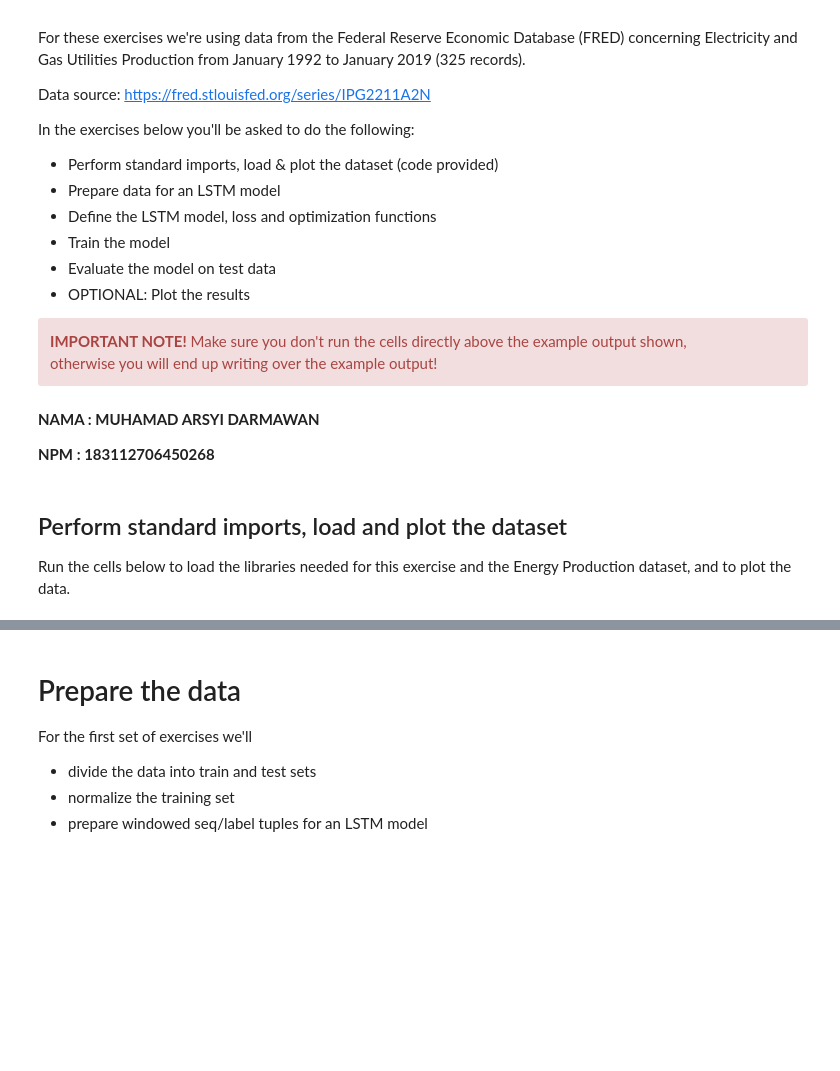
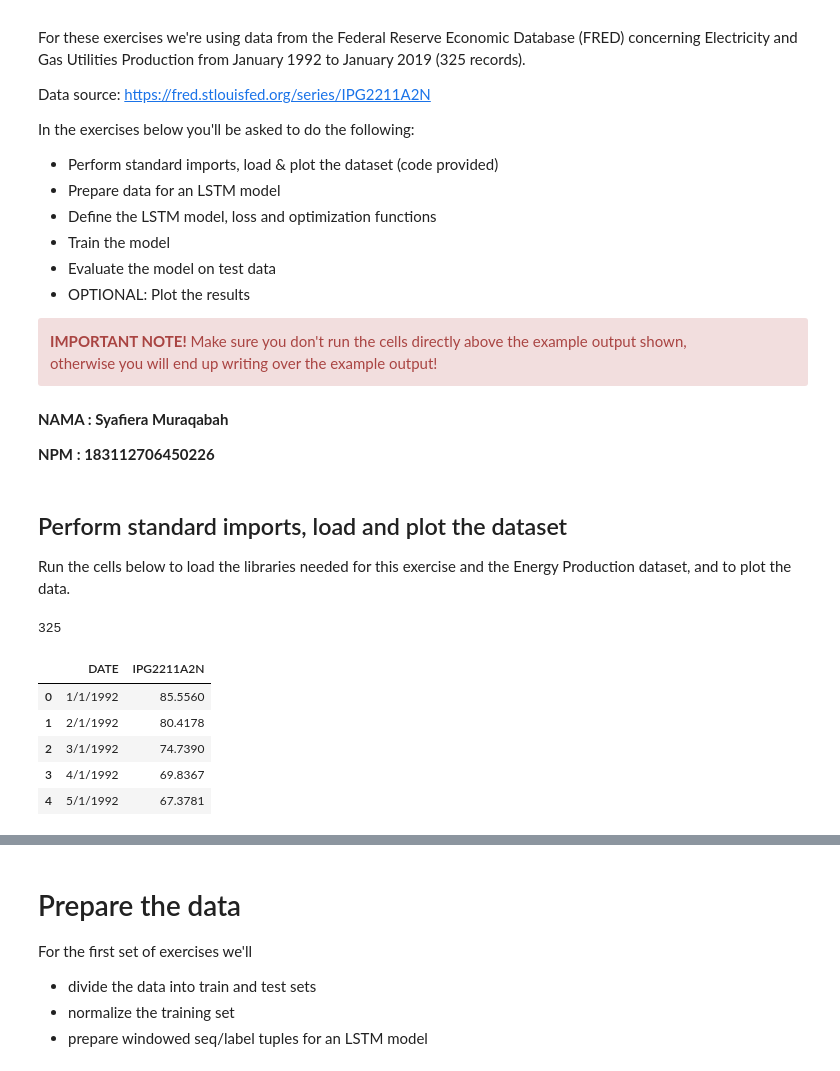
Before and after one commit to syafieramuraqabah/RNN-Exercise, a Jupyter notebook: 02_RNN_Exercises.ipynb, the cells around one changed output, grey strips where cells are left out. Saved outputs shown, nothing was run; the diff lists cells and outputs as text; code cells hidden in the pictures; blank space fills up the shorter version.

```diff
--- a/02_RNN_Exercises.ipynb
+++ b/02_RNN_Exercises.ipynb
@@ -19,30 +19,38 @@ In the exercises below you'll be asked to do the following:
 
 <div class="alert alert-danger" style="margin: 10px"><strong>IMPORTANT NOTE!</strong> Make sure you don't run the cells directly above the example output shown, <br>otherwise you will end up writing over the example output!</div>
 # %% [markdown]
-**NAMA : MUHAMAD ARSYI DARMAWAN**
+**NAMA : Syafiera Muraqabah**
 
-**NPM : 183112706450268**
+**NPM : 183112706450226**
 # %% [markdown]
 ## Perform standard imports, load and plot the dataset
 Run the cells below to load the libraries needed for this exercise and the Energy Production dataset, and to plot the data.
 # %%
 # RUN THIS CELL
 import torch
 import torch.nn as nn
 from sklearn.preprocessing import MinMaxScaler
 
 import numpy as np
 import pandas as pd
 import matplotlib.pyplot as plt
 %matplotlib inline
 
 from pandas.plotting import register_matplotlib_converters
 register_matplotlib_converters()
 
-df = pd.read_csv('https://raw.githubusercontent.com/arsyidarmawan/RNN-Exercises/main/Energy_Production.csv')
+df = pd.read_csv('https://raw.githubusercontent.com/syafieramuraqabah/RNN-Exercise/main/Energy_Production.csv')
 df.dropna(inplace=True)
 print(len(df))
 df.head()
+# %% [output]
+325
+|  | DATE | IPG2211A2N |
+| 0 | 1/1/1992 | 85.5560 |
+| 1 | 2/1/1992 | 80.4178 |
+| 2 | 3/1/1992 | 74.7390 |
+| 3 | 4/1/1992 | 69.8367 |
+| 4 | 5/1/1992 | 67.3781 |
 # %%
 # RUN THIS CELL
 plt.figure(figsize=(12,4))
```
Also changed, not shown: parts of 15 cells of this notebook.
